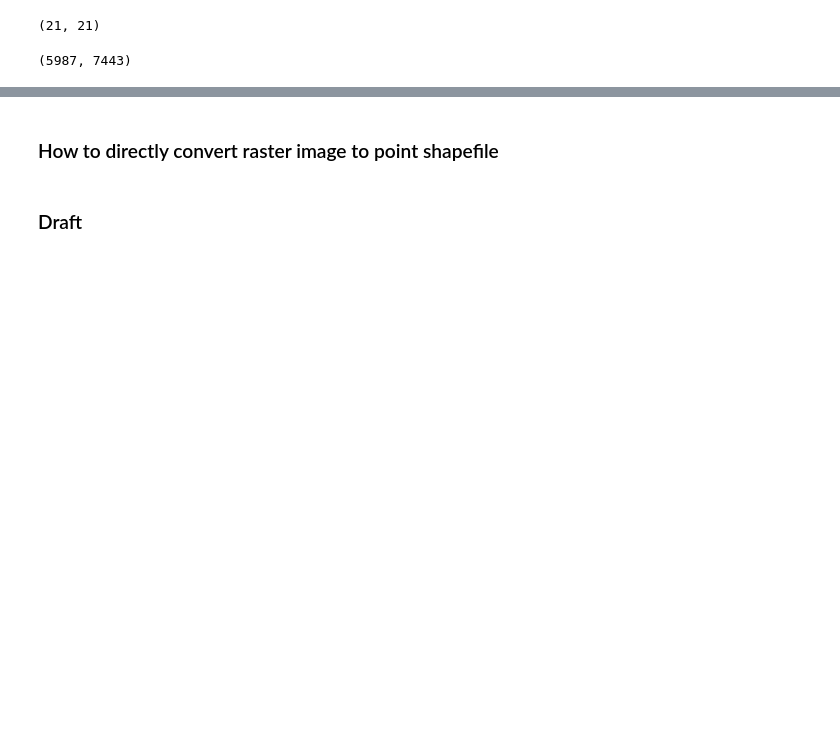
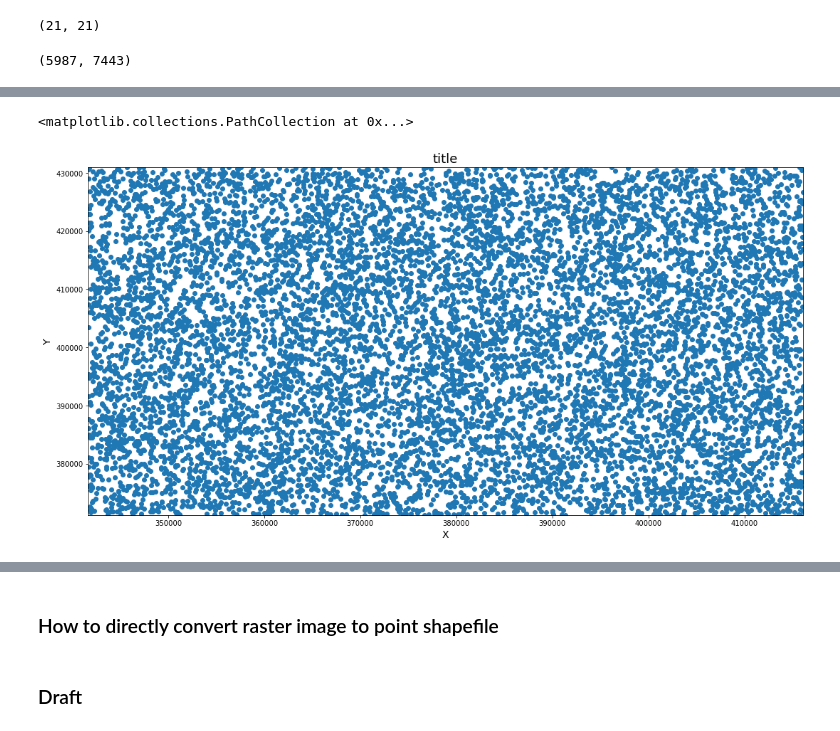
Before and after one commit to alexdelai/NDVI-dimist, a Jupyter notebook: script_greenspace_dataframe.ipynb, the cells around one changed output, grey strips where cells are left out. Cells and saved outputs as stored; diff of their text form; code cells hidden in the pictures; blank space fills up the shorter version.

```diff
--- a/script_greenspace_dataframe.ipynb
+++ b/script_greenspace_dataframe.ipynb
@@ -191,0 +212,55 @@ geopandas.geodataframe.GeoDataFrame
+# %%
+# generate random points at 100m from each other
+plt.close("all")
+
+a = 416090.6724         # x bound
+b = 431034.6389        # y bound
+
+N = 10000        # number of points
+
+def distance(p, points, min_distance):
+    """
+    Determines if any points in the list are less than the minimum specified
+    distance apart.
+
+    Parameters
+    ----------
+    p : tuple
+        `(x,y)` point.
+    points : ndarray
+        Array of points to check against. `x, y` points are columnwise.
+    min_distance : float
+        Minimum allowable distance between any two points.
+
+    Returns
+    -------
+    bool
+        True if point `p` is at least `min_distance` from all points in `points`.
+
+    """
+#    distances = np.sqrt(np.sum((p+points)**2, axis=1)) # generated points less than min distance
+    distances = np.sqrt(np.sum(np.square(p-points), axis=1)) # added euclidean distance formula
+    distances = np.where(distances < min_distance)
+    return distances[0].size < 1
+
+points_100 = np.array([])       # x, y columnwise
+while points_100.shape[0] < 10000:
+    x = random.choice(np.linspace(341660.6724, a, 100000))
+    y = random.choice(np.linspace(371164.6389, b, 100000))
+    p = (x,y)
+    if len(points_100) == 0:                # add first point blindly
+        points_100 = np.array([p])
+    elif distance(p, points_100, 100):     # ensure the minimum distance is met
+        points_100 = np.vstack((points_100, p))
+
+fig = plt.figure(figsize=(18,9))
+ax = plt.axes(projection=None)
+ax.set_xlim([341660.6724, a])
+ax.set_ylim([371164.6389, b])
+ax.set_title('title',fontsize=18)
+ax.set_xlabel('X',fontsize=14)
+ax.set_ylabel('Y',fontsize=14)
+ax.scatter(points_100[:,0], points_100[:,1])
+# %% [output]
+<matplotlib.collections.PathCollection at 0x...>
+[figure, added]
```
Also changed, not shown: parts of 65 cells of this notebook.
